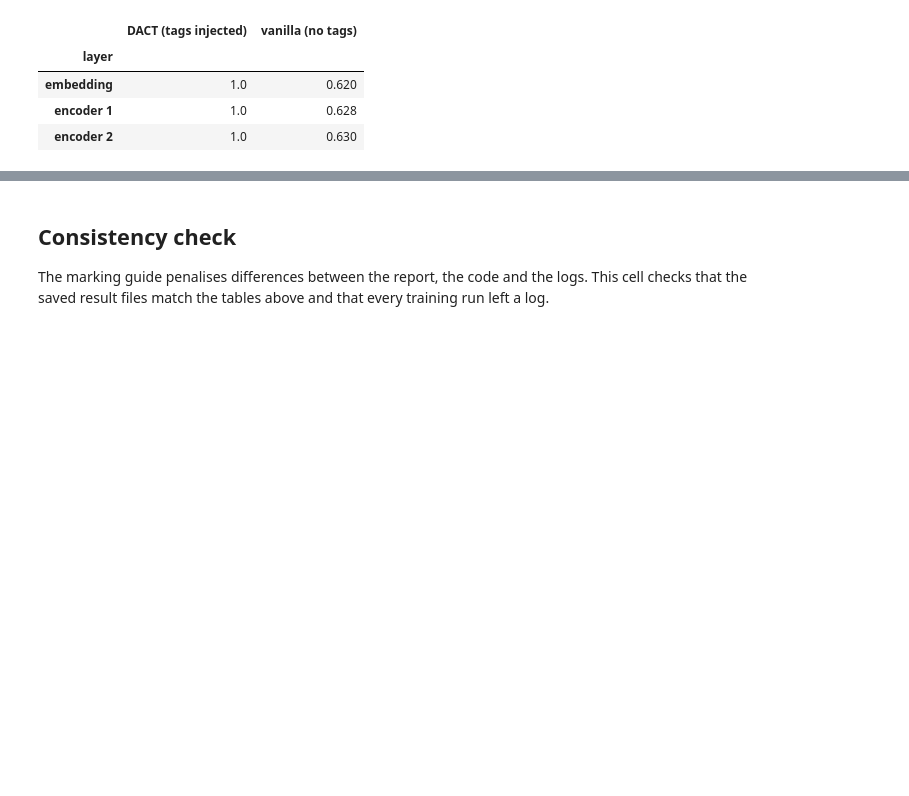
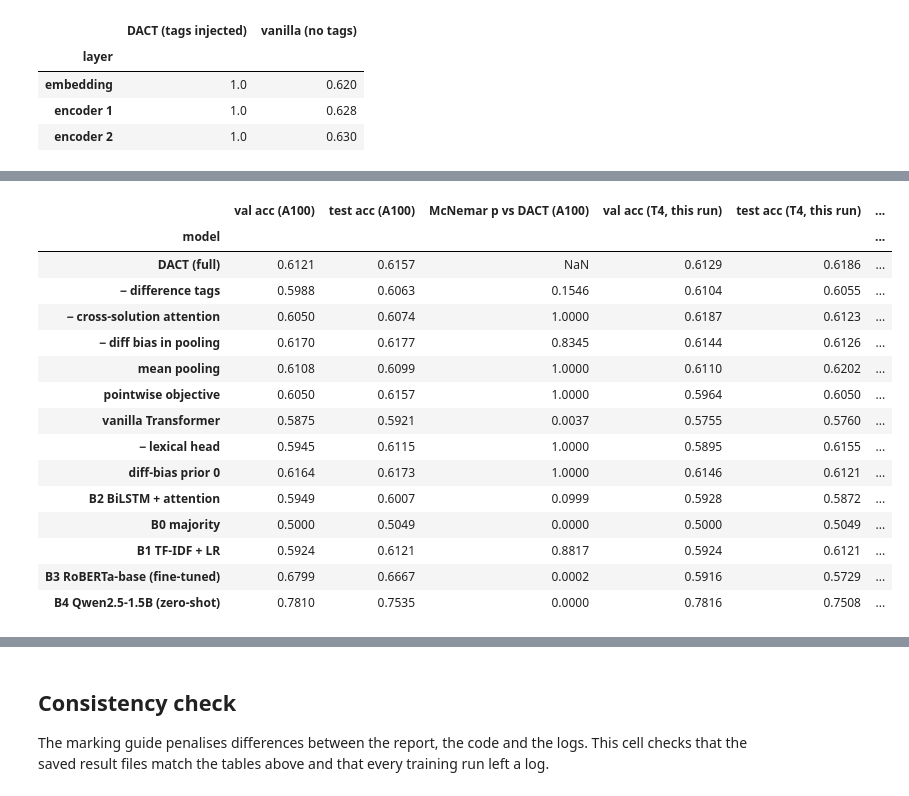
Before and after one commit to SEKY443/Group69TinyLanguageModel, a Jupyter notebook: CITS4012_69.ipynb, the cells around one changed output, grey strips where cells are left out. Cells and saved outputs as stored; diff of their text form; code cells hidden in the pictures; blank space fills up the shorter version.

```diff
--- a/CITS4012_69.ipynb
+++ b/CITS4012_69.ipynb
@@ -2697,0 +2760,83 @@ So the focus is genuinely learned, which is also why *diff-bias prior 0* changes
+# %%
+# Supplementary evidence quoted in the report, read from saved result files only (no training, no test-label access).
+# Each part is skipped when its files are absent, e.g. when this notebook is run without the repository.
+import csv, gzip, json, os, sys
+import numpy as np, pandas as pd
+if "mcnemar_exact" not in globals():          # run outside this notebook: use the repository's module
+    sys.path.insert(0, "src")
+    from evaluate import holm_adjust, mcnemar_exact
+
+
+def _predictions(stem):
+    for path, opener in ((stem + ".jsonl", open), (stem + ".jsonl.gz", gzip.open)):
+        if os.path.isfile(path):
+            with opener(path, "rt", encoding="utf-8") as f:
+                recs = [json.loads(line) for line in f]
+            return np.array([r["predicted_label"] for r in recs]), np.array([r["gold_label"] for r in recs])
+    return None
+
+
+def _summary(name):
+    val = json.load(open(f"outputs/results/{name}_val.json", encoding="utf-8"))
+    test = json.load(open(f"outputs/results/{name}_test.json", encoding="utf-8"))
+    best = max(val["runs"], key=lambda r: r["val_acc"])
+    return {"seed": best["seed"], "params": best["n_params"], "val": [r["val_acc"] for r in val["runs"]],
+            "test": test["test"]["runs"]}
+
+
+# (a) Ablations: exact McNemar test against the full DACT (best-validation seeds) on both splits, Holm-adjusted over
+#     the declared family of all ablations, seed separation and parameter change (from this run's saved predictions)
+labels = list(ABLATIONS) if "ABLATIONS" in globals() else [
+    "− difference tags", "− cross-solution attention", "− diff bias in pooling", "mean pooling", "pointwise objective",
+    "vanilla Transformer", "− lexical head", "− MLM warm-up", "diff-bias prior 0"]
+if os.path.isfile("outputs/results/dact_full_test.json"):
+    full, rows = _summary("dact_full"), []
+    for i, label in enumerate(labels):
+        s, row = _summary(f"abl{i}"), {"ablation": label}
+        row["Δ params"] = s["params"] - full["params"]
+        for split in ("val", "test"):
+            ref, gold = _predictions(f"outputs/predictions/dact_full_seed{full['seed']}_{split}")
+            pred, _ = _predictions(f"outputs/predictions/abl{i}_seed{s['seed']}_{split}")
+            row[f"{split} Δ (points)"] = 100 * (np.mean(s[split]) - np.mean(full[split]))
+            row[f"{split} McNemar p"] = mcnemar_exact(ref, pred, gold)[2]
+            row[f"{split}: every seed below DACT"] = max(s[split]) < min(full[split])
+        rows.append(row)
+    ABL_SIG = pd.DataFrame(rows).set_index("ablation")
+    for split in ("val", "test"):
+        ABL_SIG.insert(ABL_SIG.columns.get_loc(f"{split} McNemar p") + 1, f"{split} p (Holm)",
+                       holm_adjust(ABL_SIG[f"{split} McNemar p"].to_numpy()))
+    print("(a) Ablations vs full DACT (Table 2 of the report; Holm over the", len(labels), "ablations per split)")
+    display(ABL_SIG.round(3))
+
+# (b) RoBERTa: pre-registered validation-only re-run with unchanged settings (separate T4 session, 2026-10-04)
+rerun = sorted(__import__("glob").glob("experiments/roberta_stability/run_20261004/control_lr2e-5_seed*.json"))
+if rerun:
+    accs = [100 * json.load(open(f, encoding="utf-8"))["best_val_acc"] for f in rerun]
+    print(f"\n(b) RoBERTa-base validation re-run (lr 2e-5, seeds 42-44): {' / '.join(f'{a:.1f}' for a in accs)} "
+          f"-> {np.mean(accs):.1f} ± {np.std(accs, ddof=1):.1f} % (validation only; experiments/roberta_stability/RESULTS.md)")
+
+# (c) The earlier full run of the same model on a Colab Pro A100 (commit 0d70cdc), next to this run
+a100 = "experiments/a100_run_0d70cdc/outputs/results/final_results.csv"
+if os.path.isfile(a100) and os.path.isfile("outputs/results/final_results.csv"):
+    cols = ["val acc", "test acc", "McNemar p vs DACT"]
+    both = pd.read_csv(a100).set_index("model")[cols].join(
+        pd.read_csv("outputs/results/final_results.csv").set_index("model")[cols], lsuffix=" (A100)", rsuffix=" (T4, this run)")
+    for c in ("val acc", "test acc"):
+        both[f"{c}: |T4 - A100| (points)"] = (100 * (both[f"{c} (T4, this run)"] - both[f"{c} (A100)"])).abs()
+    print("\n(c) Earlier A100 run (commit 0d70cdc) vs this T4 run")
+    display(both.round(4))
+
+# (d) Pre-registered goal-matching block (validation only), rejected by its declared rule
+gm = "experiments/goal_matching/results.csv"
+if os.path.isfile(gm):
+    print("\n(d) Goal-matching experiment (experiments/goal_matching/PREREGISTRATION.md):")
+    display(pd.read_csv(gm).set_index("arm"))
+
+# (e) Data and training audit, and re-scoring of the saved test predictions without the duplicated test item 1545
+if os.path.isfile("outputs/results/audit_checks.csv"):
+    print("\n(e) Data and training audit (outputs/results/audit_checks.csv)")
+    display(pd.read_csv("outputs/results/audit_checks.csv").set_index("check"))
+if os.path.isfile("outputs/results/rescore_without_duplicate.csv"):
+    print("Test accuracy with and without the duplicated test item (outputs/results/rescore_without_duplicate.csv)")
+    display(pd.read_csv("outputs/results/rescore_without_duplicate.csv").set_index("experiment"))
+# %% [output]
@@ -2697,0 +2858,16 @@ So the focus is genuinely learned, which is also why *diff-bias prior 0* changes
+|  | val acc (A100) | test acc (A100) | McNemar p vs DACT (A100) | val acc (T4, this run) | test acc (T4, this run) | ... |
+| model |  |  |  |  |  | ... |
+| DACT (full) | 0.6121 | 0.6157 | NaN | 0.6129 | 0.6186 | ... |
+| − difference tags | 0.5988 | 0.6063 | 0.1546 | 0.6104 | 0.6055 | ... |
+| − cross-solution attention | 0.6050 | 0.6074 | 1.0000 | 0.6187 | 0.6123 | ... |
+| − diff bias in pooling | 0.6170 | 0.6177 | 0.8345 | 0.6144 | 0.6126 | ... |
+| mean pooling | 0.6108 | 0.6099 | 1.0000 | 0.6110 | 0.6202 | ... |
+| pointwise objective | 0.6050 | 0.6157 | 1.0000 | 0.5964 | 0.6050 | ... |
+| vanilla Transformer | 0.5875 | 0.5921 | 0.0037 | 0.5755 | 0.5760 | ... |
+| − lexical head | 0.5945 | 0.6115 | 1.0000 | 0.5895 | 0.6155 | ... |
+| diff-bias prior 0 | 0.6164 | 0.6173 | 1.0000 | 0.6146 | 0.6121 | ... |
+| B2 BiLSTM + attention | 0.5949 | 0.6007 | 0.0999 | 0.5928 | 0.5872 | ... |
+| B0 majority | 0.5000 | 0.5049 | 0.0000 | 0.5000 | 0.5049 | ... |
+| B1 TF-IDF + LR | 0.5924 | 0.6121 | 0.8817 | 0.5924 | 0.6121 | ... |
+| B3 RoBERTa-base (fine-tuned) | 0.6799 | 0.6667 | 0.0002 | 0.5916 | 0.5729 | ... |
+| B4 Qwen2.5-1.5B (zero-shot) | 0.7810 | 0.7535 | 0.0000 | 0.7816 | 0.7508 | ... |
```
Also changed, not shown: parts of 7 cells of this notebook, 23 other files.
